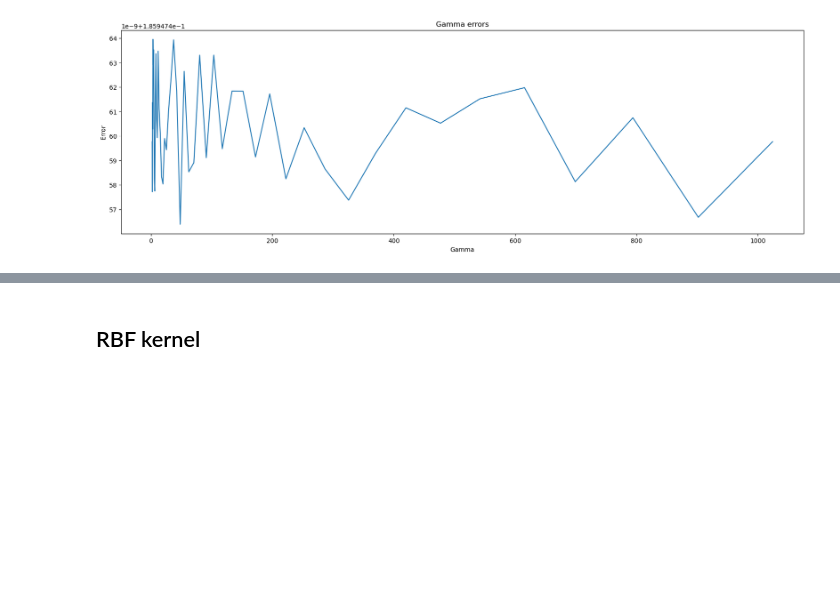
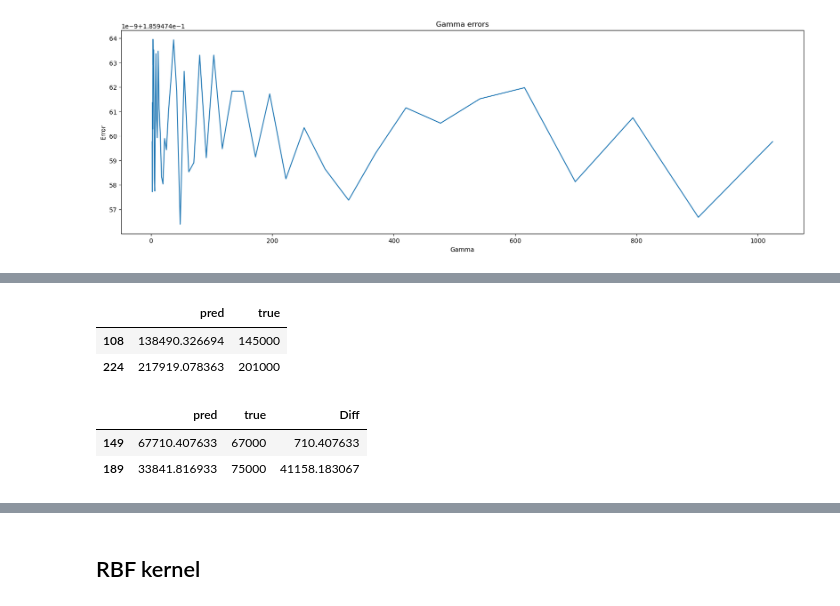
Before and after one commit to viki123v/housing-prices-analysis, a Jupyter notebook: notebooks/svm.ipynb, the cells around one changed output, grey strips where cells are left out. Saved outputs shown, nothing was run; the diff lists cells and outputs as text; code cells hidden in the pictures; blank space fills up the shorter version.

```diff
--- a/notebooks/svm.ipynb
+++ b/notebooks/svm.ipynb
@@ -417,0 +438,19 @@ list(zip(GAMMA_VALS,errs))
+# %%
+df=pd.DataFrame(
+    data={
+        'pred':pred,
+        "true":y_test
+    }
+)
+df.sample(2)
+# %% [output]
+|  | pred | true |
+| 108 | 138490.326694 | 145000 |
+| 224 | 217919.078363 | 201000 |
+# %%
+df.loc[:,'Diff']=abs(df['pred']-df['true'])
+df.sample(2)
+# %% [output]
+|  | pred | true | Diff |
+| 149 | 67710.407633 | 67000 | 710.407633 |
+| 189 | 33841.816933 | 75000 | 41158.183067 |
```
Also changed, not shown: parts of 8 cells of this notebook, 1 other file.
